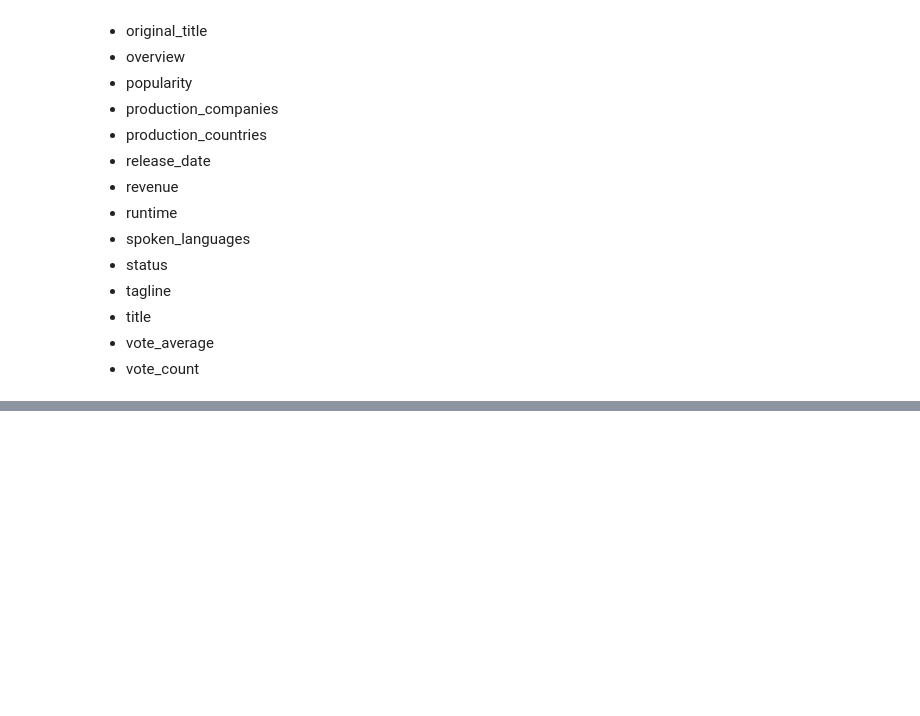
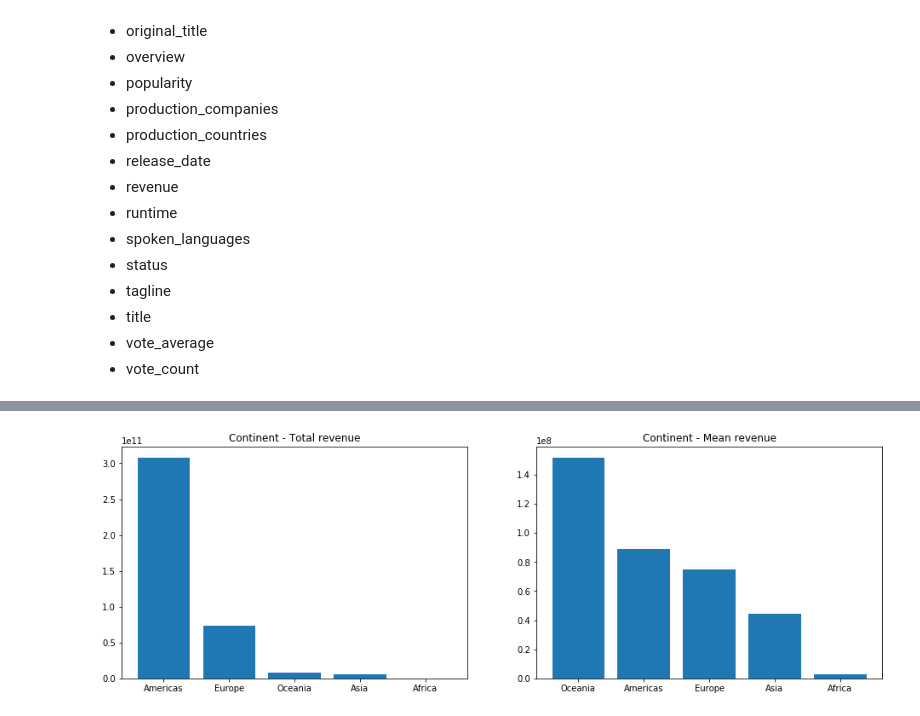
Before and after one commit to tailtq/ml-learning, a Jupyter notebook: ml-08/02_analytic_report.ipynb, the cells around one changed output, grey strips where cells are left out. Saved outputs shown, nothing was run; the diff lists cells and outputs as text; code cells hidden in the pictures; blank space fills up the shorter version.

```diff
--- a/ml-08/02_analytic_report.ipynb
+++ b/ml-08/02_analytic_report.ipynb
@@ -145,0 +174,18 @@ for i, row in df_movies.iterrows():
+# %%
+df_movies["continent"] = df_movies["original_country"].apply(lambda x: global_countries[x]["region"])
+# %%
+# from the charts, even though the total revenue is way more higher,
+# but Oceania has the higher mean revenue than Americas.
+# It seems like the low popularity movies of Americas drags the mean value down
+continents = df_movies.groupby("continent")["revenue"].sum().sort_values(ascending=False)
+continents_mean = df_movies.groupby("continent")["revenue"].mean().sort_values(ascending=False)
+
+fig, ax = plt.subplots(1, 2, figsize=(16, 5))
+ax[0].bar(continents.index, continents.values)
+ax[0].set_title("Continent - Total revenue")
+
+ax[1].bar(continents_mean.index, continents_mean.values)
+ax[1].set_title("Continent - Mean revenue")
+plt.show()
+# %% [output]
+[figure, added]
```
Also changed, not shown: parts of 16 cells of this notebook, 1 other file.
